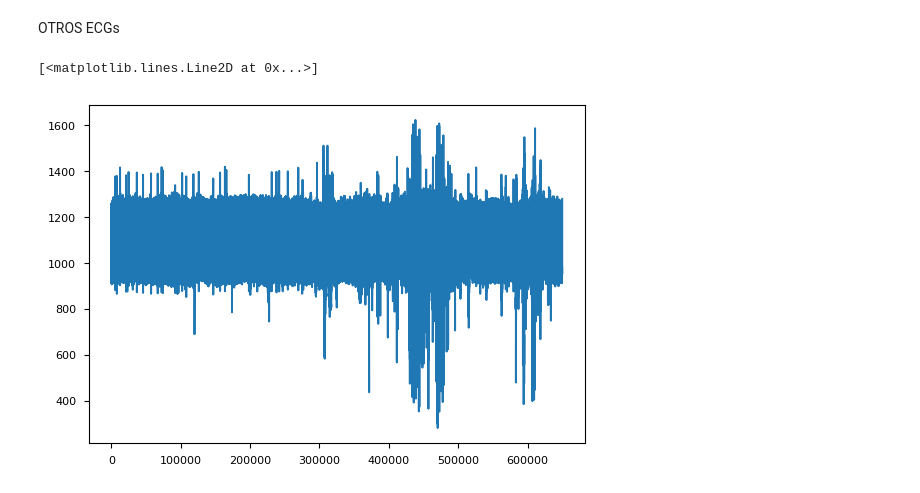
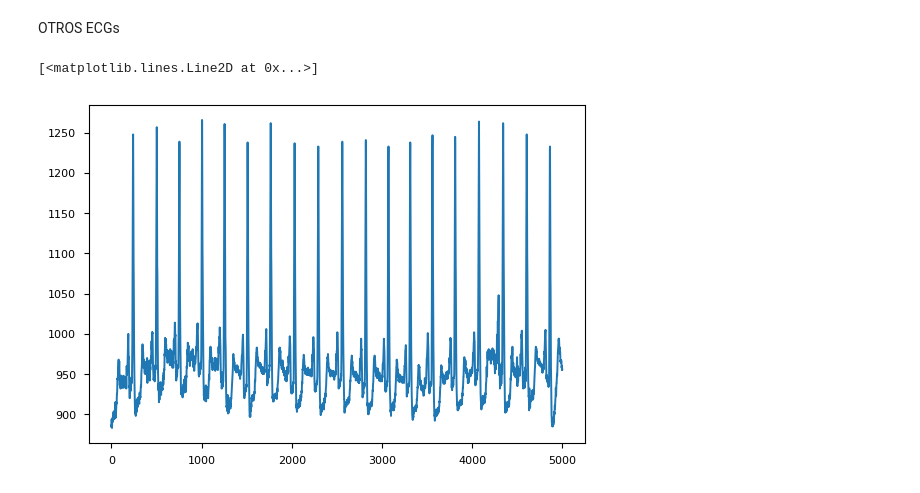
Before and after one commit to JBatRey/tp4assd, a Jupyter notebook: denoise.ipynb, the cells around one changed output. Cells and saved outputs as stored; diff of their text form; code cells hidden in the pictures.

```diff
--- a/denoise.ipynb
+++ b/denoise.ipynb
@@ -435,11 +435,11 @@ OTROS ECGs
 # %%
 # Load ECG signal
 ecg_record = pd.read_csv('./hr/mitbih_database/105.csv')
-ecg_signal = np.array(ecg_record["'MLII'"])
+ecg_record = np.array(ecg_record["'MLII'"])[300000:305000]
 
-plt.plot(ecg_signal)
+plt.plot(ecg_record)
 # %% [output]
 [<matplotlib.lines.Line2D at 0x...>]
-[figure, old version]
+[figure, new version]
 # %%
 import pandas as pd
```
Also changed, not shown: parts of 1 cell of this notebook.
